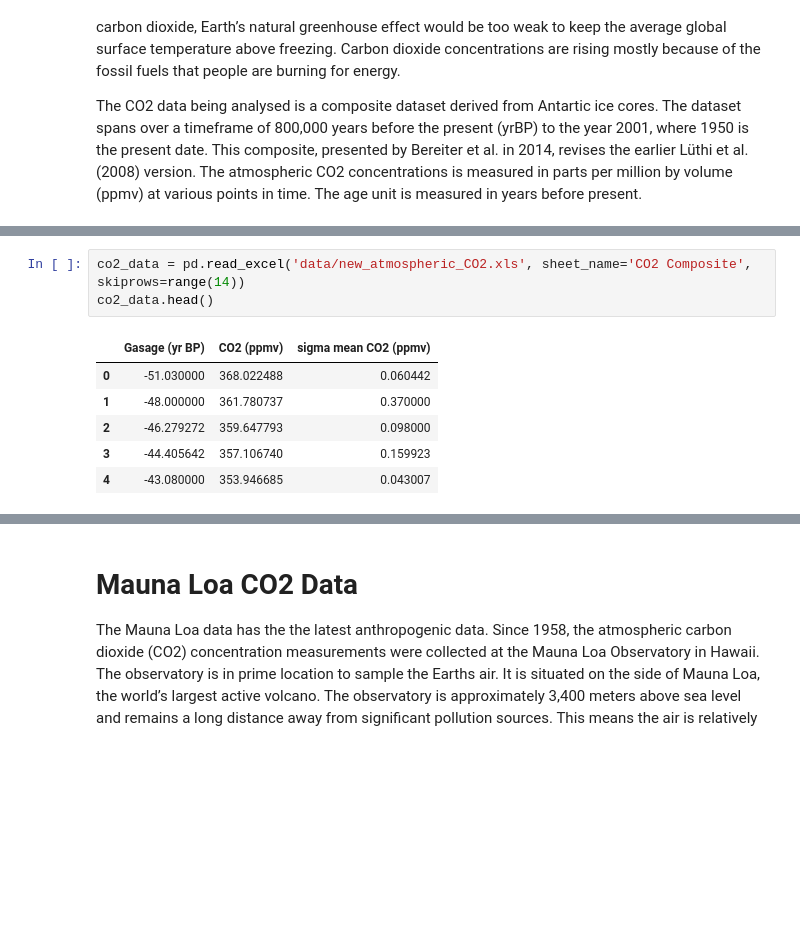
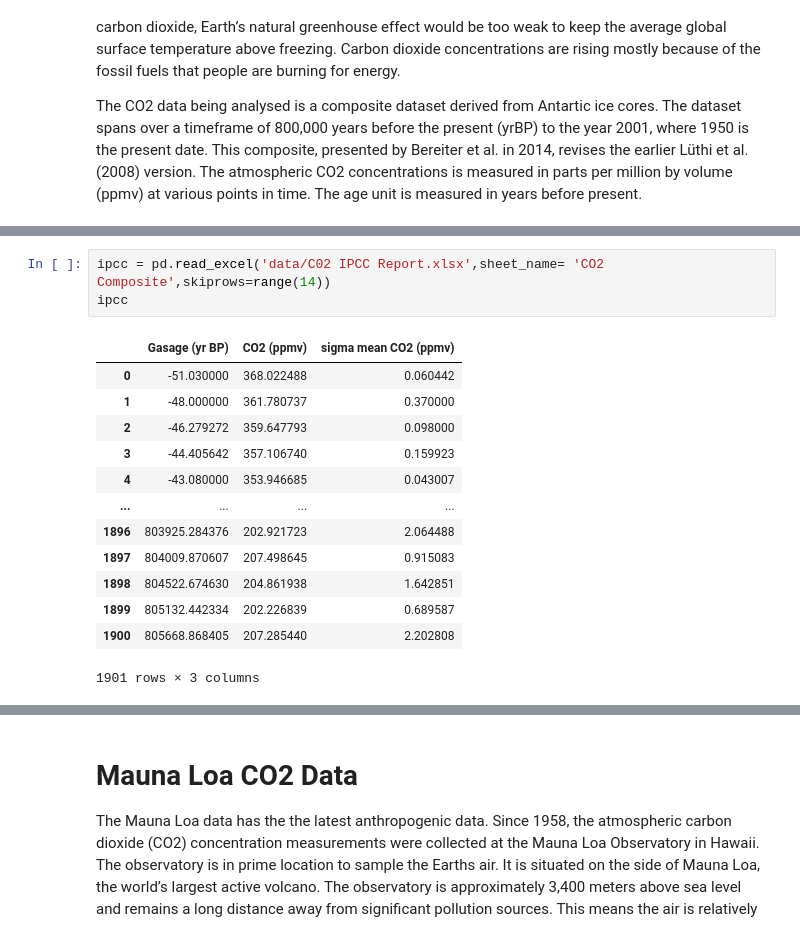
Before and after one commit to keithmmc/pda2, a Jupyter notebook: project2.ipynb, the cells around one changed output, grey strips where cells are left out. Drawn from its saved outputs; the diff is of its cells as text; blank space fills up the shorter version.

```diff
--- a/project2.ipynb
+++ b/project2.ipynb
@@ -302,11 +323,18 @@ The CO2 data being analysed is a composite dataset derived from Antartic ice cor
 # %%
-co2_data = pd.read_excel('data/new_atmospheric_CO2.xls', sheet_name='CO2 Composite', skiprows=range(14))
-co2_data.head()
+ipcc = pd.read_excel('data/C02 IPCC Report.xlsx',sheet_name= 'CO2 Composite',skiprows=range(14))
+ipcc
 # %% [output]
 |  | Gasage (yr BP) | CO2 (ppmv) | sigma mean CO2 (ppmv) |
 | 0 | -51.030000 | 368.022488 | 0.060442 |
 | 1 | -48.000000 | 361.780737 | 0.370000 |
 | 2 | -46.279272 | 359.647793 | 0.098000 |
 | 3 | -44.405642 | 357.106740 | 0.159923 |
 | 4 | -43.080000 | 353.946685 | 0.043007 |
+| ... | ... | ... | ... |
+| 1896 | 803925.284376 | 202.921723 | 2.064488 |
+| 1897 | 804009.870607 | 207.498645 | 0.915083 |
+| 1898 | 804522.674630 | 204.861938 | 1.642851 |
+| 1899 | 805132.442334 | 202.226839 | 0.689587 |
+| 1900 | 805668.868405 | 207.285440 | 2.202808 |
+1901 rows × 3 columns
 # %%
```
Also changed, not shown: parts of 36 cells of this notebook.
